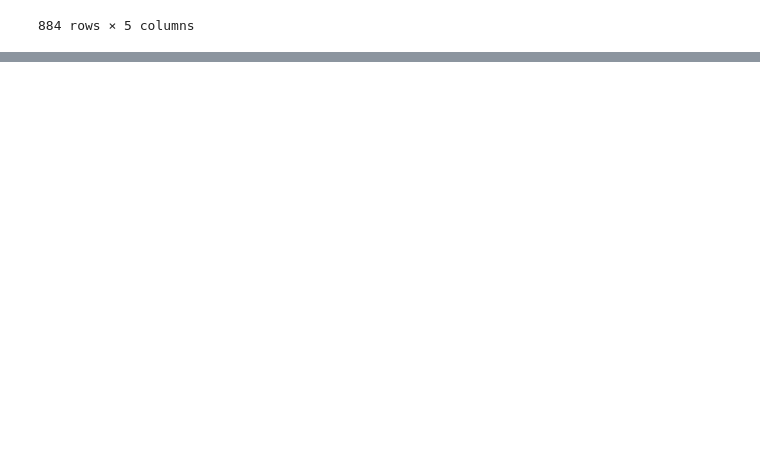
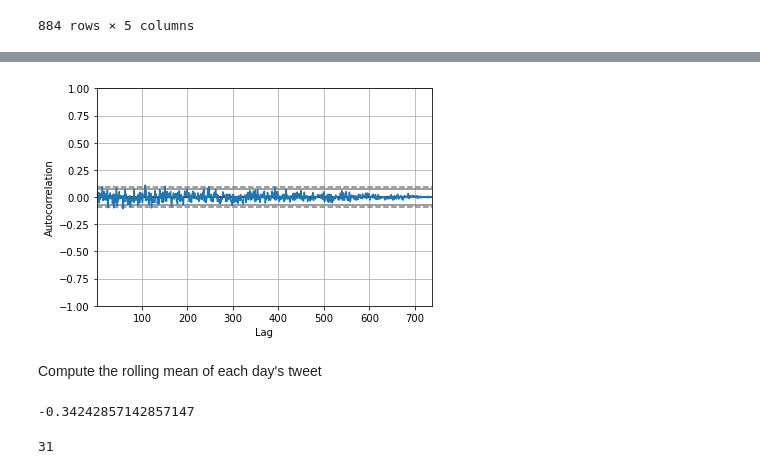
Before and after one commit to macs30200-s23/replication-materials-yuzhouw313, a Jupyter notebook: EDA.ipynb, the cells around one changed output, grey strips where cells are left out. Drawn from its saved outputs; the diff is of its cells as text; code cells hidden in the pictures; blank space fills up the shorter version.

```diff
--- a/EDA.ipynb
+++ b/EDA.ipynb
@@ -244,0 +287,9 @@ KeyError: 'Datetime'
+# %%
+from pandas.plotting import autocorrelation_plot
+
+autocorrelation_plot(dfs_6['2020-06-15']['Compound Scores'])
+plt.show()
+# %% [output]
+[figure, added]
+# %% [markdown]
+Compute the rolling mean of each day's tweet
@@ -245 +310,13 @@ KeyError: 'Datetime'
+# %%
+ex_df = dfs_10['2020-10-03']
+rolling_mean = ex_df.rolling(window=7).mean()
+ultimate_rol_mean = rolling_mean.iloc[-1]['Compound Scores']
+ultimate_rol_mean
+# %% [output]
+-0.34242857142857147
+# %%
+ex_mean_lst = day_rol_mean(dfs_10)
+len(ex_mean_lst)
+# %% [output]
+31
 # %%
```
Also changed, not shown: parts of 25 cells of this notebook, 6 other files.
